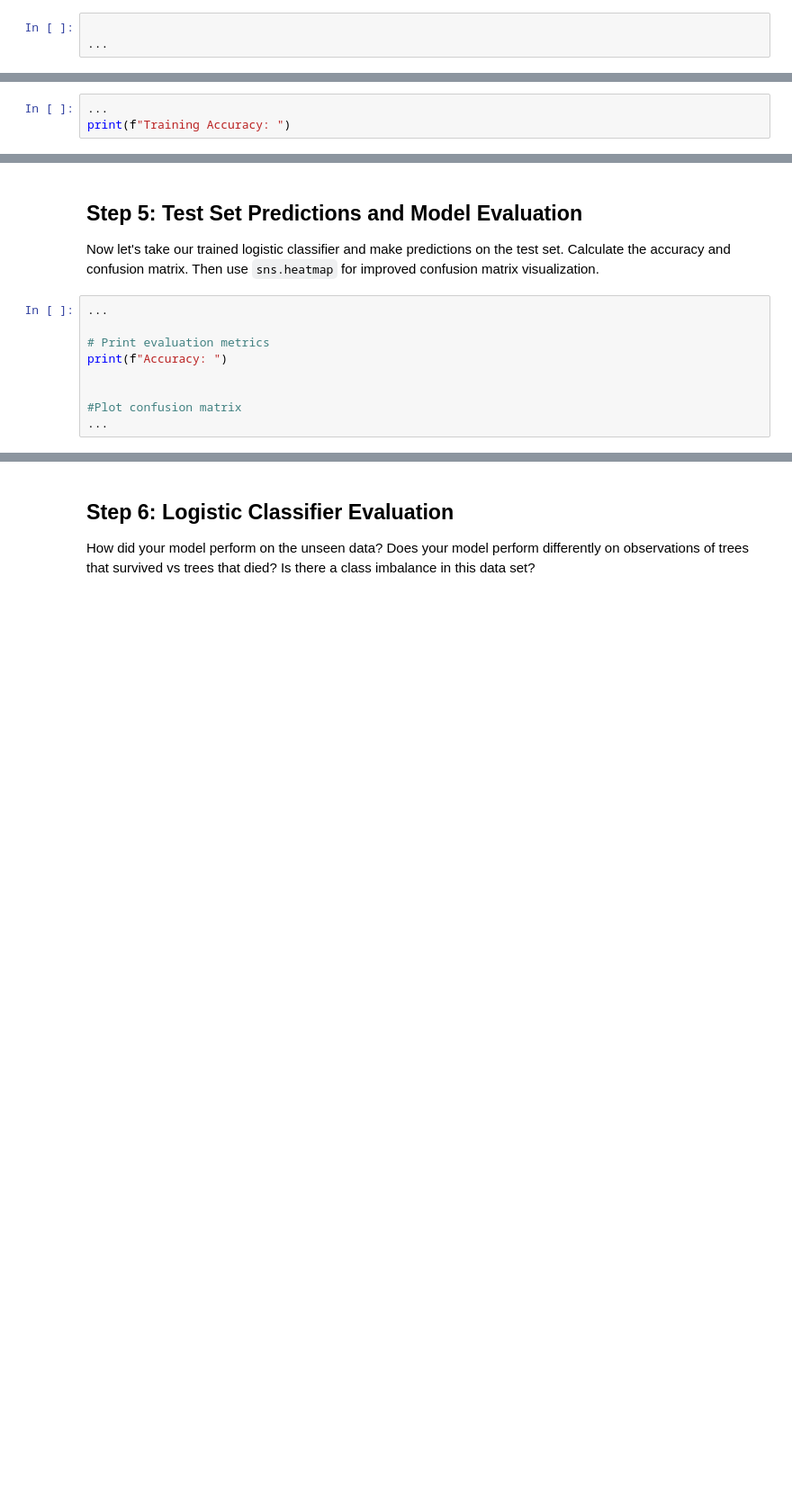
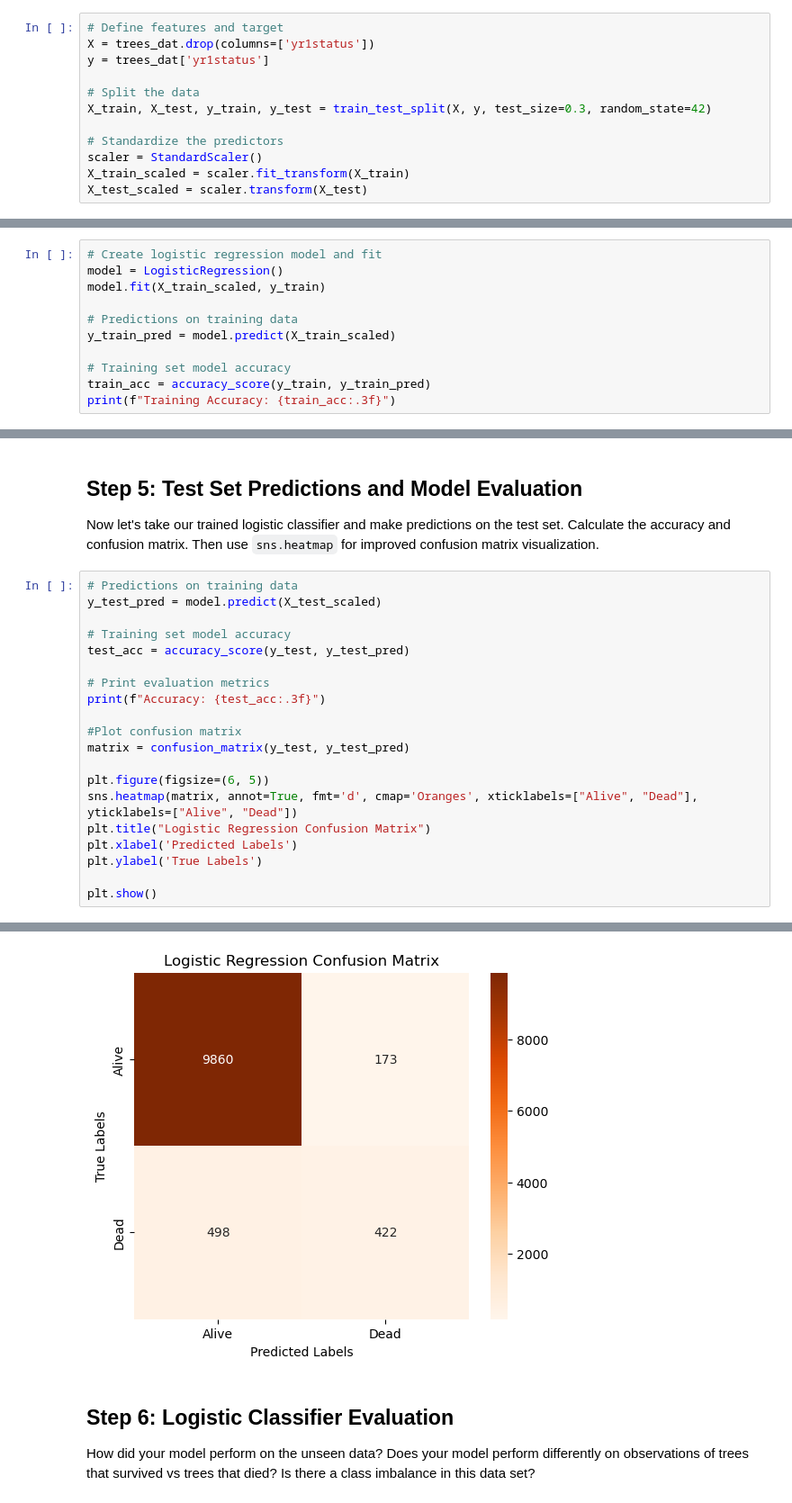
Before and after one commit to rfswick/EDS232-labs, a Jupyter notebook: Week3/lab3-wildfire.ipynb, the cells around one changed output, grey strips where cells are left out. Shown at 90% size. Cells and saved outputs as stored; diff of their text form; blank space fills up the shorter version.

```diff
--- a/Week3/lab3-wildfire.ipynb
+++ b/Week3/lab3-wildfire.ipynb
@@ -87,8 +104,17 @@ AttributeError: 'DataFrame' object has no attribute 'factorize'
 # %% [markdown]
 2. Then we'll split into training and test data and scale for coefficient interpretability.  Recall that we use the training features to calculate our scaling parameters (mean and standard deviation) and apply the scaling to those training features (`scaler.fit_transform`) and then apply the scaling to the features in the test data as well (`scaler.transform`).
 # %%
+# Define features and target
+X = trees_dat.drop(columns=['yr1status'])
+y = trees_dat['yr1status']
 
-...
+# Split the data
+X_train, X_test, y_train, y_test = train_test_split(X, y, test_size=0.3, random_state=42)
+
+# Standardize the predictors
+scaler = StandardScaler()
+X_train_scaled = scaler.fit_transform(X_train)
+X_test_scaled = scaler.transform(X_test)
 # %% [markdown]
 3. How many training/test observations do we have? Print your answer in the cell below.
 # %%
@@ -101,5 +132,13 @@ print("Testing set observations:",)
 ## Step 4: Train a Logistical Model
 Create a classifier using `LogisticRegression()` and fit it on the training data.  Then assess the model's accuracy on the training set by making predictions on the training data.  Calculate and **print** the accuracy of your model on the training set.
 # %%
-...
-print(f"Training Accuracy: ")
+# Create logistic regression model and fit
+model = LogisticRegression()
+model.fit(X_train_scaled, y_train)
+
+# Predictions on training data
+y_train_pred = model.predict(X_train_scaled)
+
+# Training set model accuracy
+train_acc = accuracy_score(y_train, y_train_pred)
+print(f"Training Accuracy: {train_acc:.3f}")
@@ -107,11 +148,23 @@ print(f"Training Accuracy: ")
 ## Step 5: Test Set Predictions and Model Evaluation
 Now let's take our trained logistic classifier and make predictions on the test set. Calculate the accuracy and confusion matrix. Then use `sns.heatmap` for improved confusion matrix visualization.
 # %%
-...
+# Predictions on training data
+y_test_pred = model.predict(X_test_scaled)
+
+# Training set model accuracy
+test_acc = accuracy_score(y_test, y_test_pred)
 
 # Print evaluation metrics
-print(f"Accuracy: ")
-
+print(f"Accuracy: {test_acc:.3f}")
 
 #Plot confusion matrix
-...
+matrix = confusion_matrix(y_test, y_test_pred)
+
+plt.figure(figsize=(6, 5))
+sns.heatmap(matrix, annot=True, fmt='d', cmap='Oranges', xticklabels=["Alive", "Dead"], yticklabels=["Alive", "Dead"])
+plt.title("Logistic Regression Confusion Matrix")
+plt.xlabel('Predicted Labels')
+plt.ylabel('True Labels')
+
+plt.show()
+# %% [output]
@@ -118,3 +172,4 @@ print(f"Accuracy: ")
+[figure, added]
 # %% [markdown]
 ## Step 6: Logistic Classifier Evaluation
 How did your model perform on the unseen data?
```
Also changed, not shown: parts of 18 cells of this notebook.
